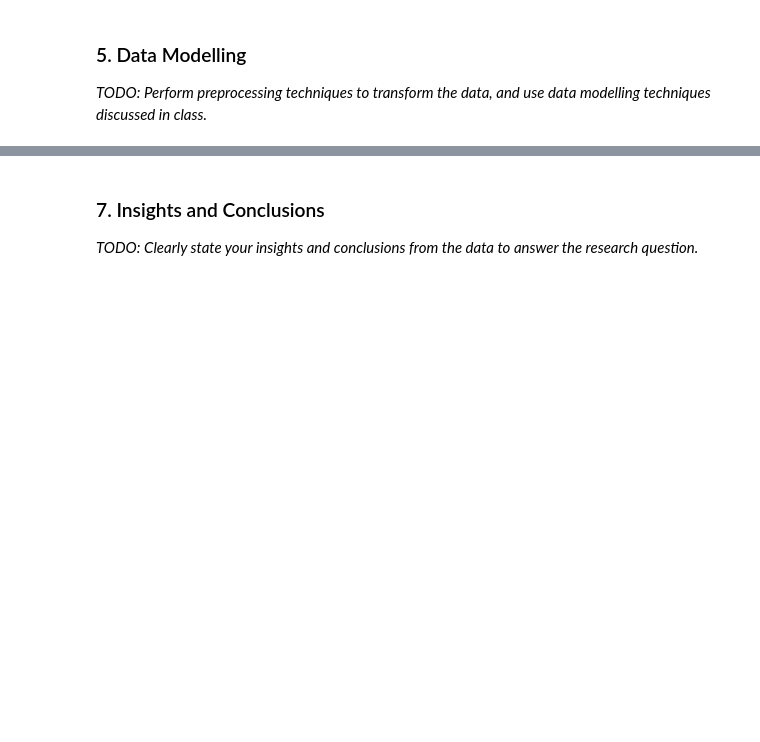
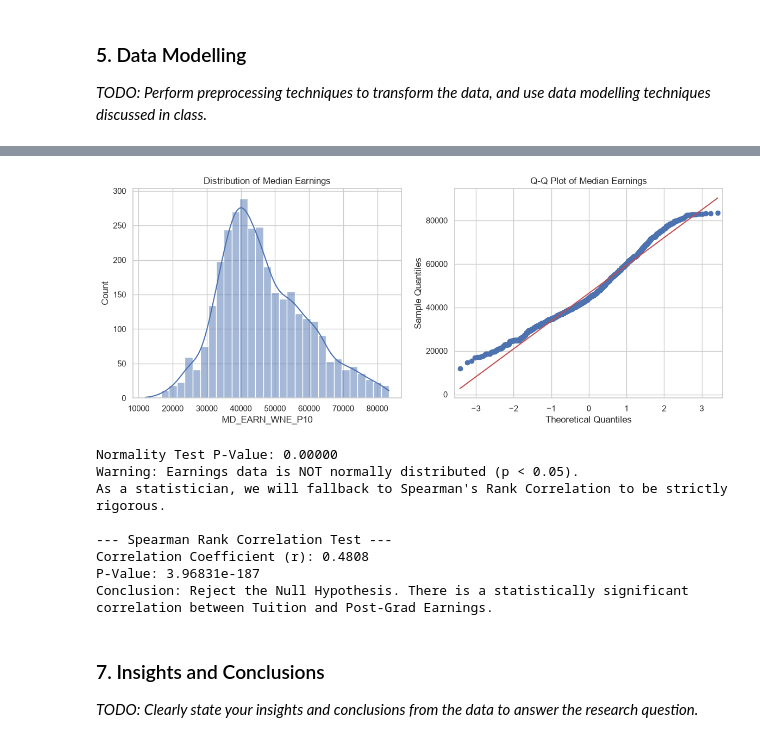
Before and after one commit to sakudiff/Data-102-MC01, a Jupyter notebook: DATA102_Project_Group1.ipynb, the cells around one changed output, grey strips where cells are left out. Drawn from its saved outputs; the diff is of its cells as text; code cells hidden in the pictures; blank space fills up the shorter version.

Commit message:
feat: executed data cleaning and statistics notebook

```diff
--- a/DATA102_Project_Group1.ipynb
+++ b/DATA102_Project_Group1.ipynb
@@ -26,4 +22,0 @@ sns.set_theme(style="whitegrid")
-# %%
-def clean_data(df):
-    # Implement your data cleaning logic here
-    pass
@@ -52,3 +118,52 @@ from scipy import stats
+# %%
+from scipy import stats
+import matplotlib.pyplot as plt
+import seaborn as sns
+import statsmodels.api as sm
+
+tuition = df_cleaned['TUITIONFEE_IN']
+earnings = df_cleaned['MD_EARN_WNE_P10']
+
+# 1. Visualizing Normality
+fig, ax = plt.subplots(1, 2, figsize=(14, 5))
+sns.histplot(earnings, kde=True, ax=ax[0])
+ax[0].set_title('Distribution of Median Earnings')
+sm.qqplot(earnings, line='s', ax=ax[1])
+ax[1].set_title('Q-Q Plot of Median Earnings')
+plt.show()
+
+# 2. Formal Normality Test (D'Agostino's K-squared)
+stat, p_norm = stats.normaltest(earnings)
+print(f"Normality Test P-Value: {p_norm:.5f}")
+if p_norm < 0.05:
+    print("Warning: Earnings data is NOT normally distributed (p < 0.05).")
+    print("As a statistician, we will fallback to Spearman's Rank Correlation to be strictly rigorous.\n")
+    corr, p_val = stats.spearmanr(tuition, earnings)
+    test_used = "Spearman Rank"
+else:
+    print("Data is normally distributed. Proceeding with Pearson Correlation.\n")
+    corr, p_val = stats.pearsonr(tuition, earnings)
+    test_used = "Pearson"
+
+# 3. Final Correlation Result
+print(f"--- {test_used} Correlation Test ---")
+print(f"Correlation Coefficient (r): {corr:.4f}")
+print(f"P-Value: {p_val:.5e}")
+
+if p_val < 0.05:
+    print("Conclusion: Reject the Null Hypothesis. There is a statistically significant correlation between Tuition and Post-Grad Earnings.")
+else:
+    print("Conclusion: Fail to Reject the Null Hypothesis. There is no significant correlation.")
+# %% [output]
+[figure, added]
+Normality Test P-Value: 0.00000
+Warning: Earnings data is NOT normally distributed (p < 0.05).
+As a statistician, we will fallback to Spearman's Rank Correlation to be strictly rigorous.
+
+--- Spearman Rank Correlation Test ---
+Correlation Coefficient (r): 0.4808
+P-Value: 3.96831e-187
+Conclusion: Reject the Null Hypothesis. There is a statistically significant correlation between Tuition and Post-Grad Earnings.
 # %% [markdown]
 ### 7. Insights and Conclusions
 *TODO: Clearly state your insights and conclusions from the data to answer the research question.*
```
Also changed, not shown: parts of 6 cells of this notebook.
